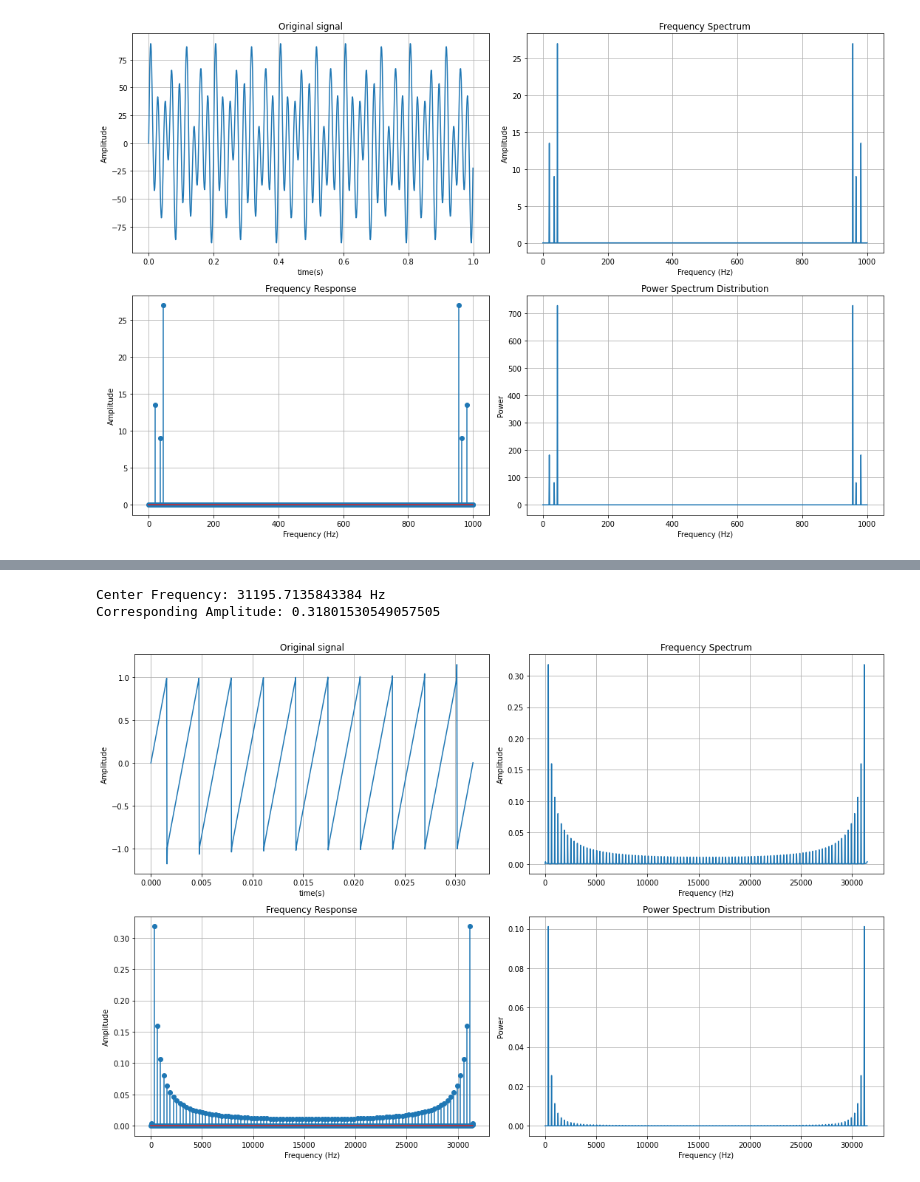
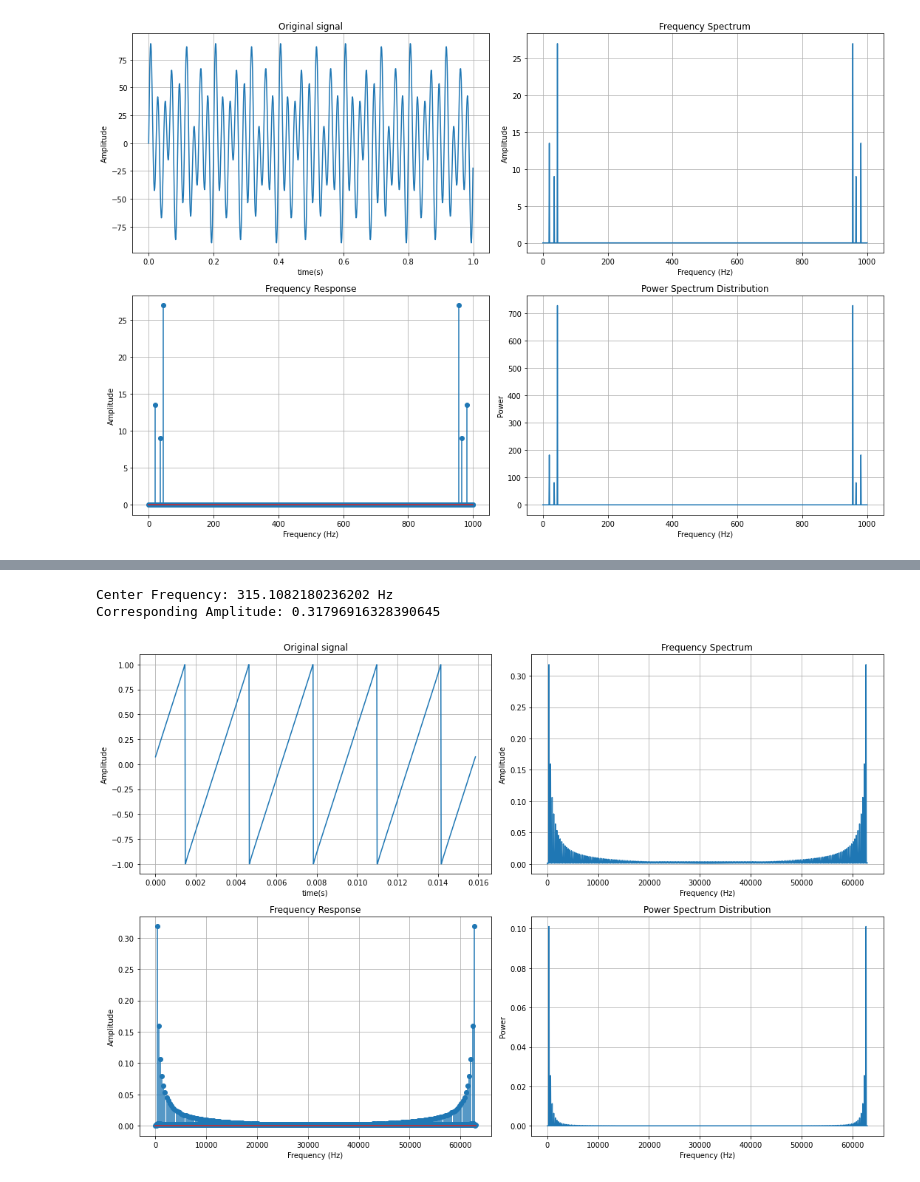
Before and after one commit to lamld203844/biosignal-processing, a Jupyter notebook: midterm-LuuDucLam-20203844.ipynb, the cells around one changed output, grey strips where cells are left out. Cells and saved outputs as stored; diff of their text form; code cells hidden in the pictures.

```diff
--- a/midterm-LuuDucLam-20203844.ipynb
+++ b/midterm-LuuDucLam-20203844.ipynb
@@ -71,7 +12,7 @@ A = 1 # amplitude
 
 num_components = 1000  # 1000 component waves
 sample_rate = 1000 # sample rate
-time_interval = 10 * 1/f
+time_interval = 5 * 1/f
 time = np.linspace(0, time_interval, sample_rate)  # 3 period
 
 print(
@@ -162,12 +100,12 @@ Amplitude with 1000 components: 0.999125514558137
 # %% [markdown]
 ### 3. Sawtooth wave
 # %%
-def sawtooth_wave(time=time, f=f, phi=phi, num_components=1000):
+def sawtooth_wave(A=A, time=time, f=f, phi=phi, num_components=1000):
     return (2 / np.pi) * sum(
-                            (-1)**(k+1) *
-                            np.sin(2 * np.pi * k * f * time + phi * time) / k
-                            for k in range(1, num_components+1)
+                                ((-1)**(n+1) / n) *
+                                np.sin(2 * np.pi * f * n * time + n * phi)
+                                for n in range(1, num_components+1)
                             )
 
-plot_and_stats(sawtooth_wave)
+plot_and_stats(sawtooth_wave, A)
 # %% [output]
@@ -245,7 +189,7 @@ plt.show()
 # %% [markdown]
 2.2
 # %%
-def dft_and_plot(in_signal, time_array=time):
+def dft_and_plot(in_signal, time_array=time,  A=None):
     """
     Apply discrete fourier transform to input function and then plot
     params:
@@ -253,13 +197,11 @@ def dft_and_plot(in_signal, time_array=time):
         - time_array:  a time vector of time interval
     """
 
+    if A is not None:
+        # filter signal (clipping)
+        in_signal = np.clip(in_signal, -A, A)
     # DFT transform function
     def _dft(signal):
-        """
-        Function to calculate the
-        discrete Fourier Transform
-        of a 1D real-valued signal signal
-        """
         N = len(signal)
 
         # complex part
@@ -355,10 +297,10 @@ Corresponding Amplitude: 0.4049449663833768
 # %%
 sawtooth_wave1000 = sawtooth_wave()
-dft_and_plot(sawtooth_wave1000)
+dft_and_plot(sawtooth_wave1000, A=1)
 # %% [output]
-Center Frequency: 31195.7135843384 Hz
-Corresponding Amplitude: 0.31801530549057505
+Center Frequency: 315.1082180236202 Hz
+Corresponding Amplitude: 0.31796916328390645
-[figure, old version]
+[figure, new version]
 # %%
 pulse_train1000 = pulse_train()
 dft_and_plot(pulse_train1000)
```
Also changed, not shown: parts of 14 cells of this notebook.
